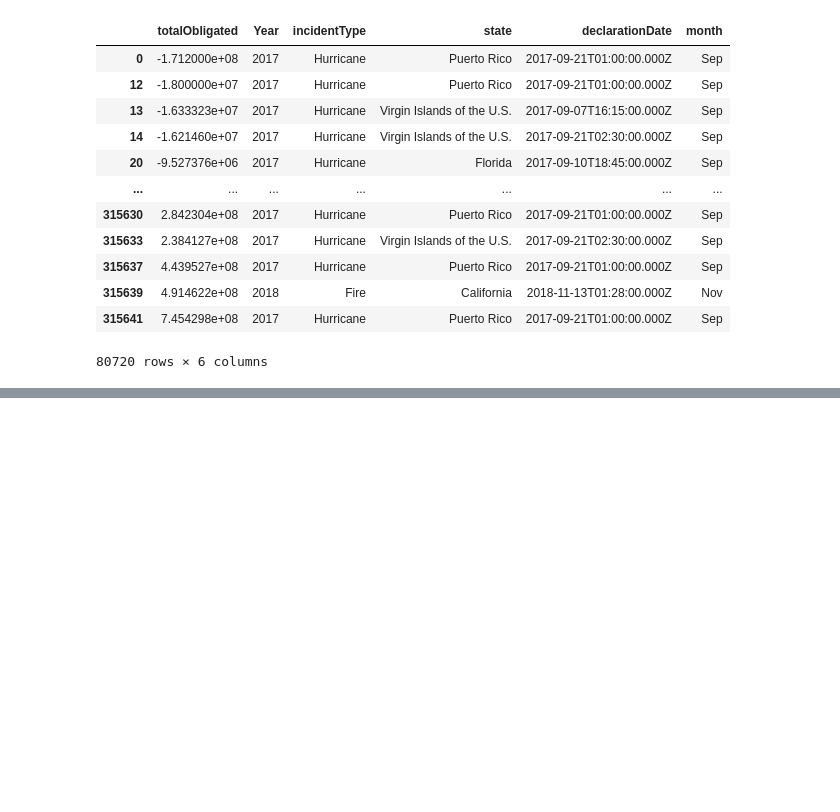
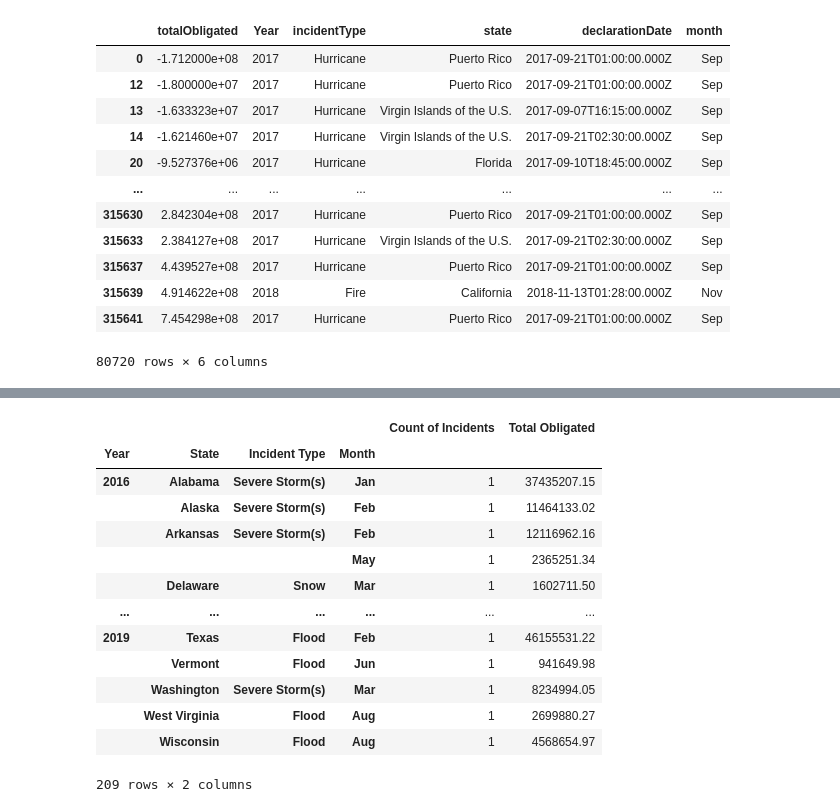
Before and after one commit to ryanwinn33/project2, a Jupyter notebook: Cleaning_PAS.ipynb, the cells around one changed output, grey strips where cells are left out. Cells and saved outputs as stored; diff of their text form; code cells hidden in the pictures; blank space fills up the shorter version.

```diff
--- a/Cleaning_PAS.ipynb
+++ b/Cleaning_PAS.ipynb
@@ -235,0 +246,11 @@ renamedOccur
+# %%
+# rename column of declariation date to count of incidents
+renamedOccur = date.rename(columns={"disasterNumber": "Count of Incidents",
+                                         "state": "State",
+                                         "incidentType": "Incident Type",
+                                         "month": "Month"})
+
+# #obtain count of incidents per month for each year
+monthOccur = renamedOccur.groupby(['Year','State','Incident Type','Month'])['Count of Incidents'].nunique()
+monthOccur= pd.DataFrame(monthOccur)
+monthOccur
@@ -308,5 +350,24 @@ monthCost
 |  | West Virginia | Flood | Aug | 2699880.27 |
 |  | Wisconsin | Flood | Aug | 4568654.97 |
 209 rows × 1 columns
+# %%
+#Merge total obligated table aand disaster count table broken down by year
+mergeMonth = pd.concat([monthOccur, monthCost], axis=1, sort=False)
+mergeMonth
+# %% [output]
+|  |  |  |  | Count of Incidents | Total Obligated |
+| Year | State | Incident Type | Month |  |  |
+| 2016 | Alabama | Severe Storm(s) | Jan | 1 | 37435207.15 |
+|  | Alaska | Severe Storm(s) | Feb | 1 | 11464133.02 |
+|  | Arkansas | Severe Storm(s) | Feb | 1 | 12116962.16 |
+|  |  |  | May | 1 | 2365251.34 |
+|  | Delaware | Snow | Mar | 1 | 1602711.50 |
+| ... | ... | ... | ... | ... | ... |
+| 2019 | Texas | Flood | Feb | 1 | 46155531.22 |
+|  | Vermont | Flood | Jun | 1 | 941649.98 |
+|  | Washington | Severe Storm(s) | Mar | 1 | 8234994.05 |
+|  | West Virginia | Flood | Aug | 1 | 2699880.27 |
+|  | Wisconsin | Flood | Aug | 1 | 4568654.97 |
+209 rows × 2 columns
 # %%
 #Export CSVs
```
Also changed, not shown: parts of 7 cells of this notebook, 6 other files.
